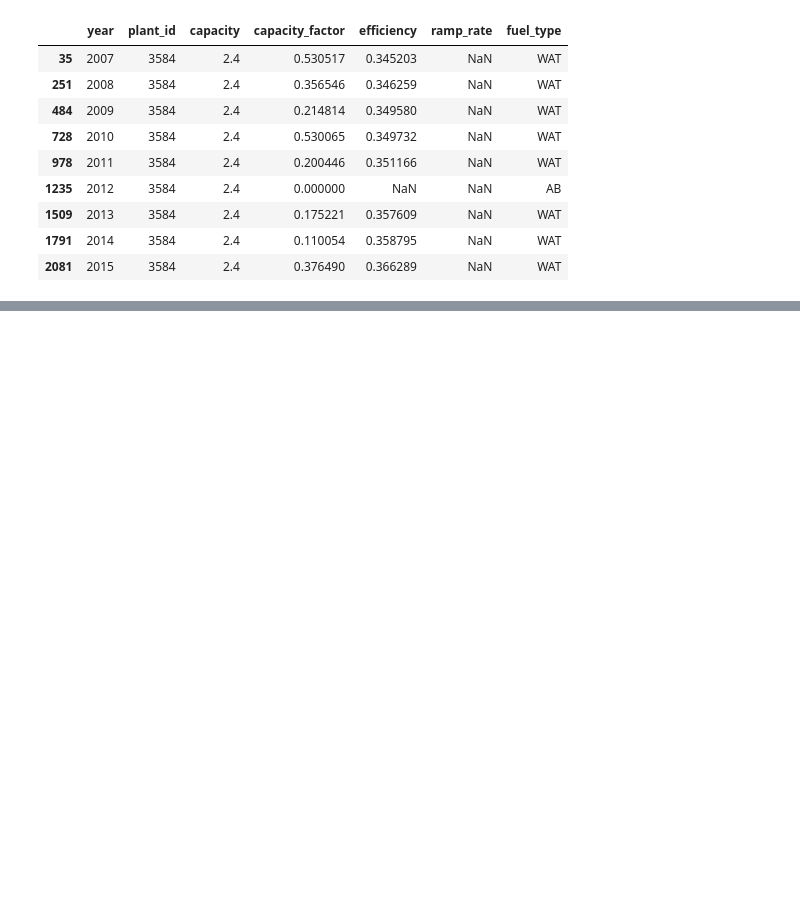
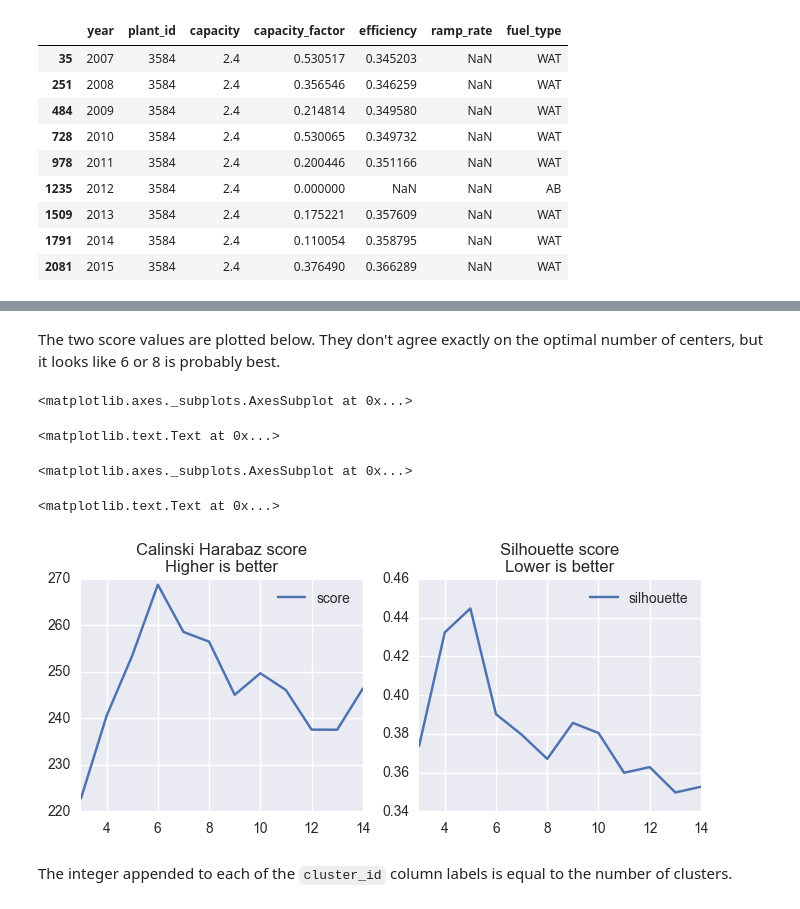
Before and after one commit to gschivley/ERCOT_power, a Jupyter notebook: Group classification/Group classification.ipynb, the cells around one changed output, grey strips where cells are left out. Drawn from its saved outputs; the diff is of its cells as text; code cells hidden in the pictures; blank space fills up the shorter version.

```diff
--- a/Group classification/Group classification.ipynb
+++ b/Group classification/Group classification.ipynb
@@ -73,0 +133,44 @@ cluster_df[cluster_df.plant_id==3584]
+# %%
+cluster_data = pd.DataFrame(index=range(3,15), columns=['n_clusters', 'score', 'silhouette'])
+cluster_labels = {}
+
+X = fossil_with_ramp[['capacity', 'capacity_factor', 'efficiency', 'ramp_rate']]
+X_scaled = preprocessing.StandardScaler().fit_transform(X)
+
+for idx, n_clusters in enumerate(range(3,15)):
+    cluster_data.loc[n_clusters, 'n_clusters'] = n_clusters
+    clusterer = KMeans(n_clusters, random_state=42)
+
+
+    # fit_clusters = clusterer.fit(X)
+#     cluster_labels = clusterer.fit_predict(X)
+    cluster_labels[n_clusters] = clusterer.fit_predict(X_scaled)
+
+    # http://scikit-learn.org/stable/modules/clustering.html#calinski-harabaz-index
+    # The score is higher when clusters are dense and well separated
+#     score[idx] = metrics.calinski_harabaz_score(X, cluster_labels)
+    cluster_data.loc[n_clusters, 'score'] = calinski_harabaz_score(X_scaled, cluster_labels[n_clusters])
+
+#     silhouette[idx] = silhouette_score(X, cluster_labels)
+    cluster_data.loc[n_clusters, 'silhouette'] = silhouette_score(X_scaled, cluster_labels[n_clusters])
+
+#     print 'For ', n_clusters, ' clusters, the average silhouette score is :', silhouette[idx], \
+#         ' and the score is :', score[idx]
+# %% [markdown]
+The two score values are plotted below. They don't agree exactly on the optimal number of centers, but it looks like 6 or 8 is probably best.
+# %%
+fig, (ax1, ax2) = plt.subplots(1, 2, figsize=(8,3))
+cluster_data.plot(y='score', ax=ax1)
+# ax1.plot(range(3,15), cluster_data['score'])
+ax1.set_title('Calinski Harabaz score\nHigher is better')
+cluster_data.plot(y='silhouette', ax=ax2)
+# ax2.plot(range(3,15), silhouette)
+ax2.set_title('Silhouette score\nLower is better')
+# %% [output]
+<matplotlib.axes._subplots.AxesSubplot at 0x...>
+<matplotlib.text.Text at 0x...>
+<matplotlib.axes._subplots.AxesSubplot at 0x...>
+<matplotlib.text.Text at 0x...>
+[figure, added]
+# %% [markdown]
+The integer appended to each of the `cluster_id` column labels is equal to the number of clusters.
```
Also changed, not shown: parts of 24 cells of this notebook.
